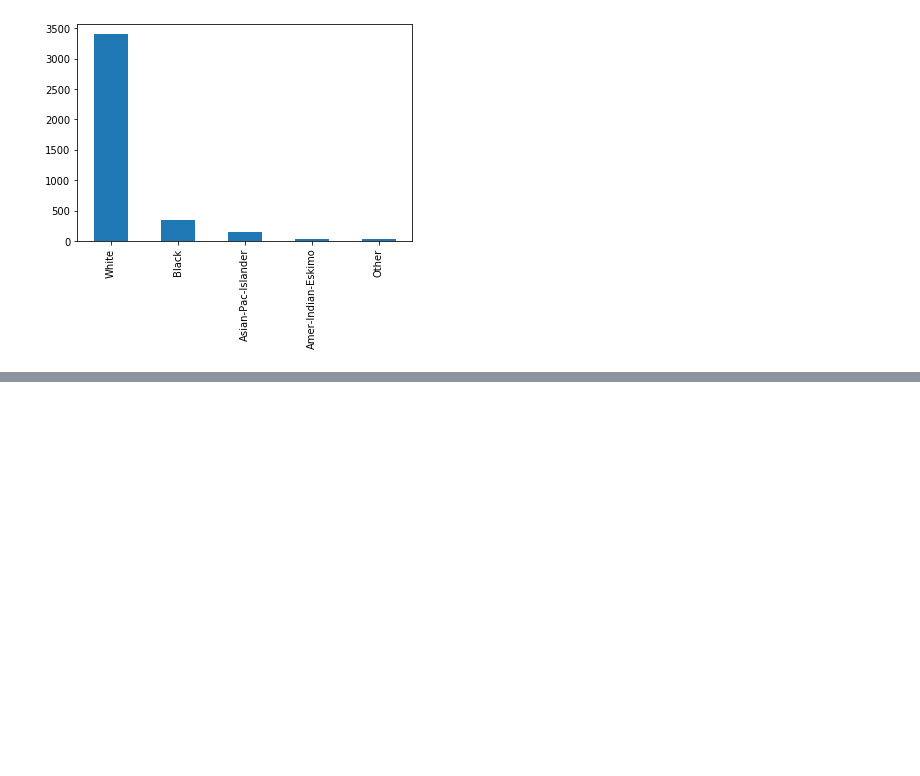
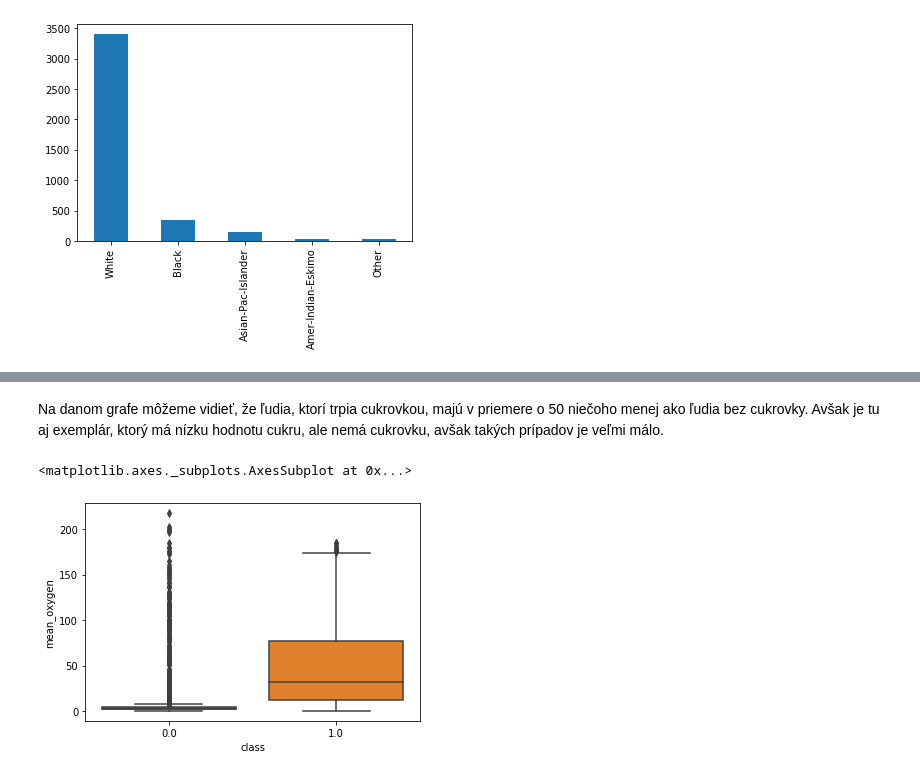
Before and after one commit to xheban/IAU-projekt, a Jupyter notebook: Projekt.ipynb, the cells around one changed output, grey strips where cells are left out. Drawn from its saved outputs; the diff is of its cells as text; code cells hidden in the pictures; blank space fills up the shorter version.

```diff
--- a/Projekt.ipynb
+++ b/Projekt.ipynb
@@ -542,0 +550,7 @@ other_train['color'].value_counts().plot(kind='bar')
+# %% [markdown]
+Na danom grafe môžeme vidieť, že ľudia, ktorí trpia cukrovkou, majú v priemere o 50 niečoho menej ako ľudia bez cukrovky. Avšak je tu aj exemplár, ktorý má nízku hodnotu cukru, ale nemá cukrovku, avšak takých prípadov je veľmi málo.
+# %%
+sb.boxplot('class', 'mean_oxygen', data=other_train)
+# %% [output]
+<matplotlib.axes._subplots.AxesSubplot at 0x...>
+[figure, added]
```
Also changed, not shown: parts of 6 cells of this notebook.
